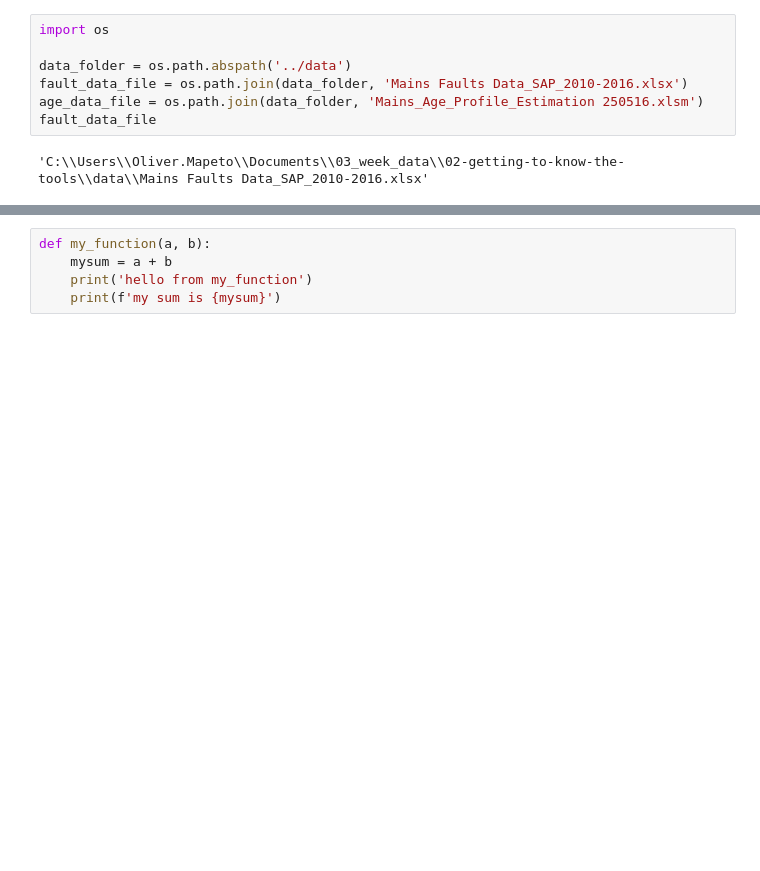
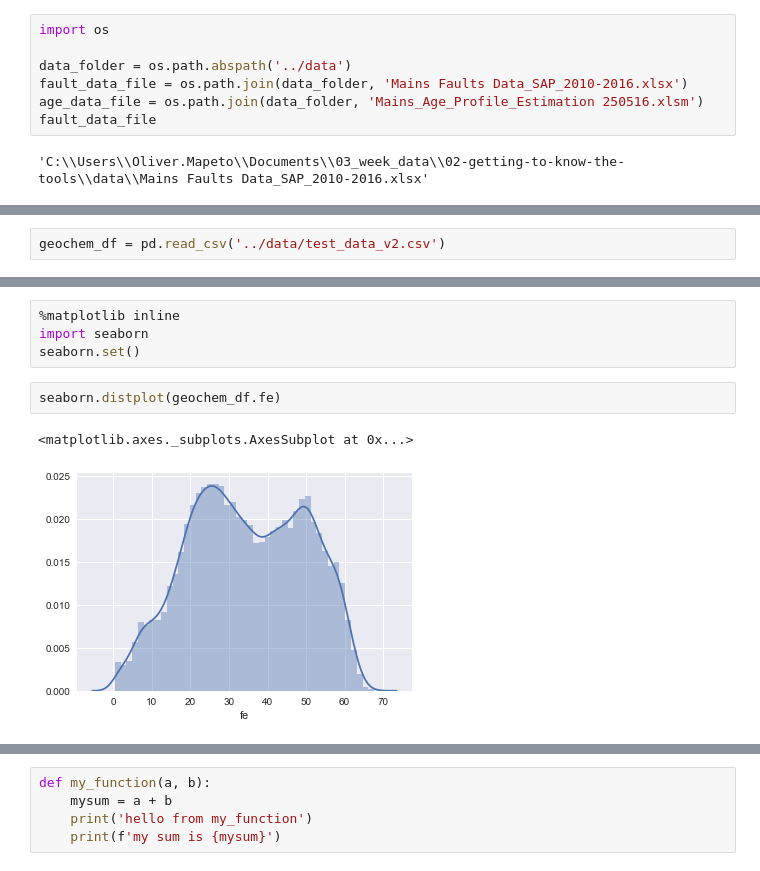
Before and after one commit to rickguerini/02-getting-to-know-the-tools, a Jupyter notebook: notebooks/am1-munging-tabular-data.ipynb, the cells around one changed output, grey strips where cells are left out. Cells and saved outputs as stored; diff of their text form; blank space fills up the shorter version.

Commit message:
geochem data

```diff
--- a/notebooks/am1-munging-tabular-data.ipynb
+++ b/notebooks/am1-munging-tabular-data.ipynb
@@ -71,0 +45,2 @@ df
+# %%
+geochem_df = pd.read_csv('../data/test_data_v2.csv')
@@ -71,0 +90,9 @@ df
+# %%
+%matplotlib inline
+import seaborn
+seaborn.set()
+# %%
+seaborn.distplot(geochem_df.fe)
+# %% [output]
+<matplotlib.axes._subplots.AxesSubplot at 0x...>
+[figure, added]
```
Also changed, not shown: parts of 12 cells of this notebook, 5 other files.
